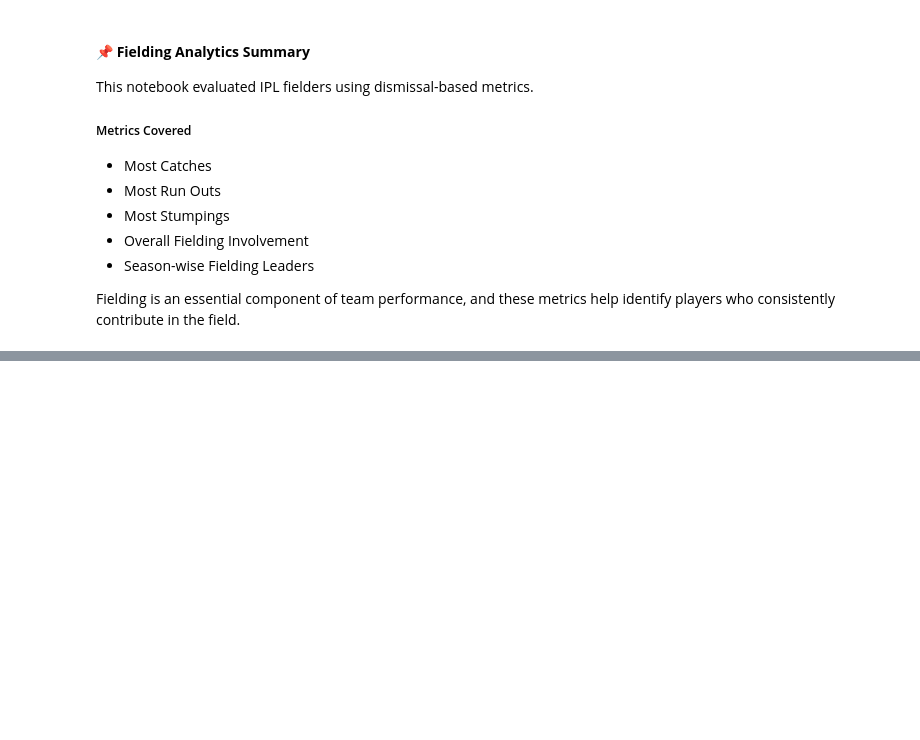
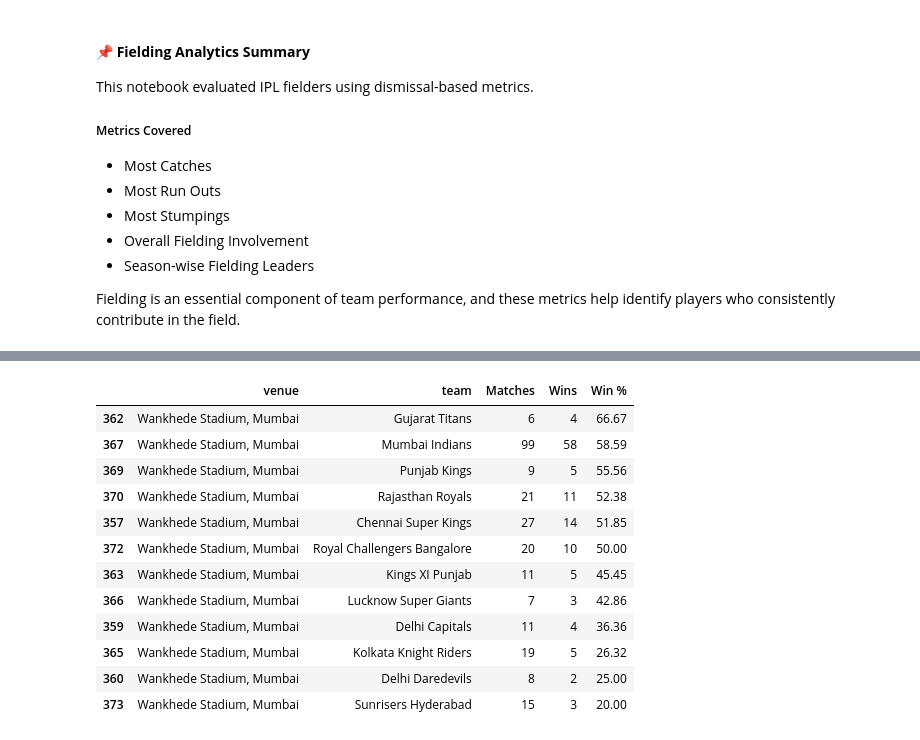
Before and after one commit to Abhilash0079/MachineLearningProjects, a Jupyter notebook: Professional-Cricket-Analytics/notebooks/03_EDA.ipynb, the cells around one changed output, grey strips where cells are left out. Cells and saved outputs as stored; diff of their text form; code cells hidden in the pictures; blank space fills up the shorter version.

```diff
--- a/Professional-Cricket-Analytics/notebooks/03_EDA.ipynb
+++ b/Professional-Cricket-Analytics/notebooks/03_EDA.ipynb
@@ -3514,0 +4409,30 @@ Fielding is an essential component of team performance, and these metrics help i
+# %%
+team_venue_matches["Win"] = (
+    team_venue_matches["team"]
+    ==
+    team_venue_matches["winner"]
+).astype(int)
+# %%
+team_venue_summary = (
+    team_venue_matches
+    .groupby(
+        [
+            "venue",
+            "team"
+        ],
+        as_index=False
+    )
+    .agg(
+        Matches=("match_id", "nunique"),
+        Wins=("Win", "sum")
+    )
+)
+
+team_venue_summary["Win %"] = (
+    team_venue_summary["Wins"]
+    /
+    team_venue_summary["Matches"]
+    * 100
+).round(2)
+
+team_venue_summary.head()
@@ -3514,0 +4446,29 @@ Fielding is an essential component of team performance, and these metrics help i
+# %%
+selected_venue = "Wankhede Stadium, Mumbai"
+# %%
+selected_venue_performance = (
+    team_venue_summary[
+        team_venue_summary["venue"] == selected_venue
+    ]
+    .query("Matches >= 5")
+    .sort_values(
+        "Win %",
+        ascending=False
+    )
+)
+
+selected_venue_performance
+# %% [output]
+|  | venue | team | Matches | Wins | Win % |
+| 362 | Wankhede Stadium, Mumbai | Gujarat Titans | 6 | 4 | 66.67 |
+| 367 | Wankhede Stadium, Mumbai | Mumbai Indians | 99 | 58 | 58.59 |
+| 369 | Wankhede Stadium, Mumbai | Punjab Kings | 9 | 5 | 55.56 |
+| 370 | Wankhede Stadium, Mumbai | Rajasthan Royals | 21 | 11 | 52.38 |
+| 357 | Wankhede Stadium, Mumbai | Chennai Super Kings | 27 | 14 | 51.85 |
+| 372 | Wankhede Stadium, Mumbai | Royal Challengers Bangalore | 20 | 10 | 50.00 |
+| 363 | Wankhede Stadium, Mumbai | Kings XI Punjab | 11 | 5 | 45.45 |
+| 366 | Wankhede Stadium, Mumbai | Lucknow Super Giants | 7 | 3 | 42.86 |
+| 359 | Wankhede Stadium, Mumbai | Delhi Capitals | 11 | 4 | 36.36 |
+| 365 | Wankhede Stadium, Mumbai | Kolkata Knight Riders | 19 | 5 | 26.32 |
+| 360 | Wankhede Stadium, Mumbai | Delhi Daredevils | 8 | 2 | 25.00 |
+| 373 | Wankhede Stadium, Mumbai | Sunrisers Hyderabad | 15 | 3 | 20.00 |
```
Also changed, not shown: parts of 69 cells of this notebook.
